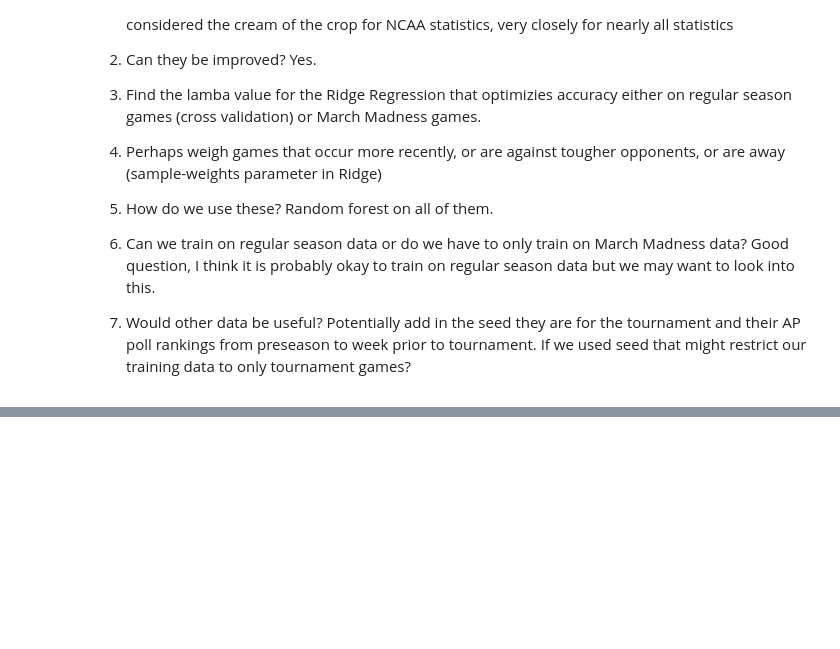
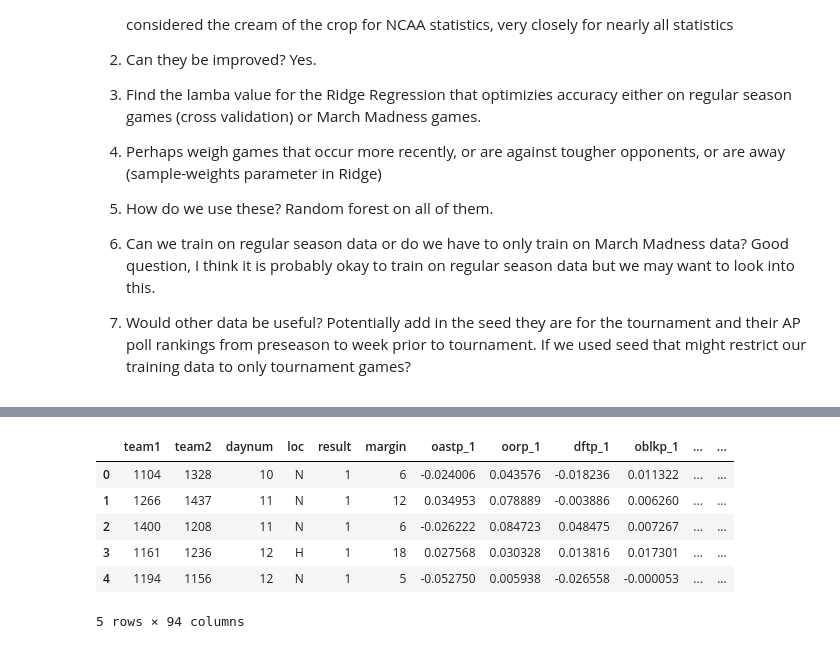
Before and after one commit to hwchase17/march_madness, a Jupyter notebook: Real Work.ipynb, the cells around one changed output, grey strips where cells are left out. Drawn from its saved outputs; the diff is of its cells as text; code cells hidden in the pictures; blank space fills up the shorter version.

```diff
--- a/Real Work.ipynb
+++ b/Real Work.ipynb
@@ -191,0 +332,23 @@ teams_2014.sort('dor', ascending=False).head()
+# %%
+comb = [[.5*team_database[str(x)][str(year)]['overall']+.5*team_database[str(y)][str(year)]['overall'],
+  .5*team_database[str(x)][str(year)]['oor']+.5*team_database[str(y)][str(year)]['dor'],
+  .5*team_database[str(x)][str(year)]['dor']+.5*team_database[str(y)][str(year)]['oor'],
+  .5*team_database[str(x)][str(year)]['pace']+.5*team_database[str(y)][str(year)]['pace'],
+  .5*team_database[str(x)][str(year)]['oorp']+.5*team_database[str(y)][str(year)]['dorp'],
+  .5*team_database[str(x)][str(year)]['dorp']+.5*team_database[str(y)][str(year)]['oorp'],
+  .5*team_database[str(x)][str(year)]['oastp']+.5*team_database[str(y)][str(year)]['dastp'],
+  .5*team_database[str(x)][str(year)]['dastp']+.5*team_database[str(y)][str(year)]['oastp'],
+  .5*team_database[str(x)][str(year)]['ofgp']+.5*team_database[str(y)][str(year)]['dfgp'],
+  .5*team_database[str(x)][str(year)]['dfgp']+.5*team_database[str(y)][str(year)]['ofgp'],
+  .5*team_database[str(x)][str(year)]['ofg3p']+.5*team_database[str(y)][str(year)]['dfg3p'],
+  .5*team_database[str(x)][str(year)]['dfg3p']+.5*team_database[str(y)][str(year)]['ofg3p'],
+  .5*team_database[str(x)][str(year)]['oftp']+.5*team_database[str(y)][str(year)]['dftp'],
+  .5*team_database[str(x)][str(year)]['dftp']+.5*team_database[str(y)][str(year)]['oftp'],
+  .5*team_database[str(x)][str(year)]['ostlp']+.5*team_database[str(y)][str(year)]['dstlp'],
+  .5*team_database[str(x)][str(year)]['dstlp']+.5*team_database[str(y)][str(year)]['ostlp'],
+  .5*team_database[str(x)][str(year)]['oblkp']+.5*team_database[str(y)][str(year)]['dblkp'],
+  .5*team_database[str(x)][str(year)]['dblkp']+.5*team_database[str(y)][str(year)]['oblkp'],
+  .5*team_database[str(x)][str(year)]['o3pr']+.5*team_database[str(y)][str(year)]['d3pr'],
+  .5*team_database[str(x)][str(year)]['d3pr']+.5*team_database[str(y)][str(year)]['o3pr'],
+  .5*team_database[str(x)][str(year)]['oftr']+.5*team_database[str(y)][str(year)]['dftr'],
+  .5*team_database[str(x)][str(year)]['dftr']+.5*team_database[str(y)][str(year)]['oftr']] for x,y,year in zip(team1,team2,season)]
@@ -191,0 +371,10 @@ teams_2014.sort('dor', ascending=False).head()
+# %%
+Xdata.head()
+# %% [output]
+|  | team1 | team2 | daynum | loc | result | margin | oastp_1 | oorp_1 | dftp_1 | oblkp_1 | ... | ... |
+| 0 | 1104 | 1328 | 10 | N | 1 | 6 | -0.024006 | 0.043576 | -0.018236 | 0.011322 | ... | ... |
+| 1 | 1266 | 1437 | 11 | N | 1 | 12 | 0.034953 | 0.078889 | -0.003886 | 0.006260 | ... | ... |
+| 2 | 1400 | 1208 | 11 | N | 1 | 6 | -0.026222 | 0.084723 | 0.048475 | 0.007267 | ... | ... |
+| 3 | 1161 | 1236 | 12 | H | 1 | 18 | 0.027568 | 0.030328 | 0.013816 | 0.017301 | ... | ... |
+| 4 | 1194 | 1156 | 12 | N | 1 | 5 | -0.052750 | 0.005938 | -0.026558 | -0.000053 | ... | ... |
+5 rows × 94 columns
```
Also changed, not shown: parts of 32 cells of this notebook.
